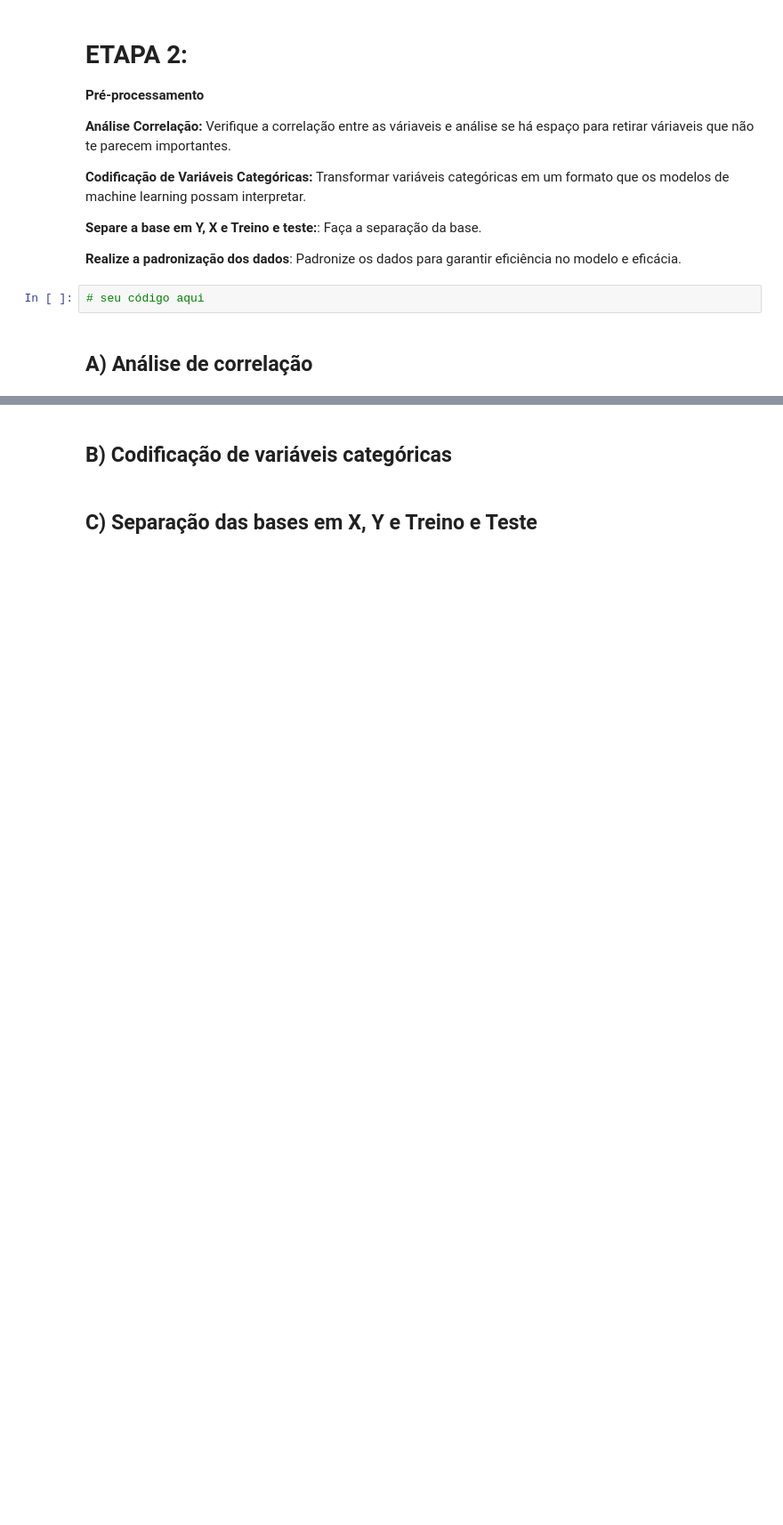
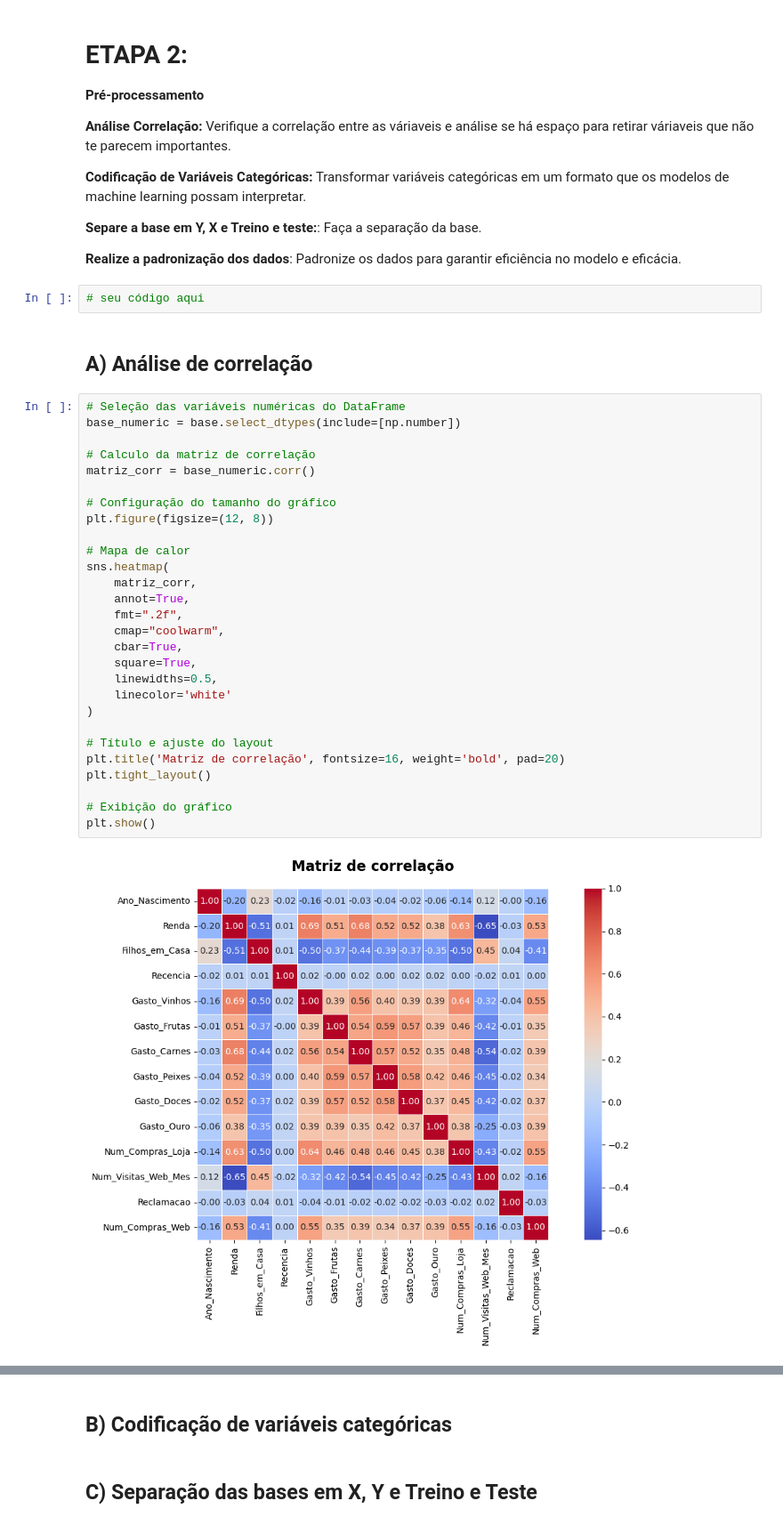
Before and after one commit to Fernandonneto/Machine_Learning_-_Previsao_intencao_compra_clientes_-_EBAC, a Jupyter notebook: Profissao Cientista de Dados M37 Projeto.ipynb, the cells around one changed output, grey strips where cells are left out. Shown at 89% size. Cells and saved outputs as stored; diff of their text form; blank space fills up the shorter version.

Commit message:
Conclusão da análise de correlação

```diff
--- a/Profissao Cientista de Dados M37 Projeto.ipynb
+++ b/Profissao Cientista de Dados M37 Projeto.ipynb
@@ -597,3 +597,33 @@ O gráfico valida a nítida divisão no comportamento de compra e preferência d
 # seu código aqui
 # %% [markdown]
 ## A) Análise de correlação
+# %%
+# Seleção das variáveis numéricas do DataFrame
+base_numeric = base.select_dtypes(include=[np.number])
+
+# Calculo da matriz de correlação
+matriz_corr = base_numeric.corr()
+
+# Configuração do tamanho do gráfico
+plt.figure(figsize=(12, 8))
+
+# Mapa de calor
+sns.heatmap(
+    matriz_corr,
+    annot=True,
+    fmt=".2f",
+    cmap="coolwarm",
+    cbar=True,
+    square=True,
+    linewidths=0.5,
+    linecolor='white'
+)
+
+# Título e ajuste do layout
+plt.title('Matriz de correlação', fontsize=16, weight='bold', pad=20)
+plt.tight_layout()
+
+# Exibição do gráfico
+plt.show()
+# %% [output]
+[figure, added]
```
Also changed, not shown: parts of 2 cells of this notebook.
